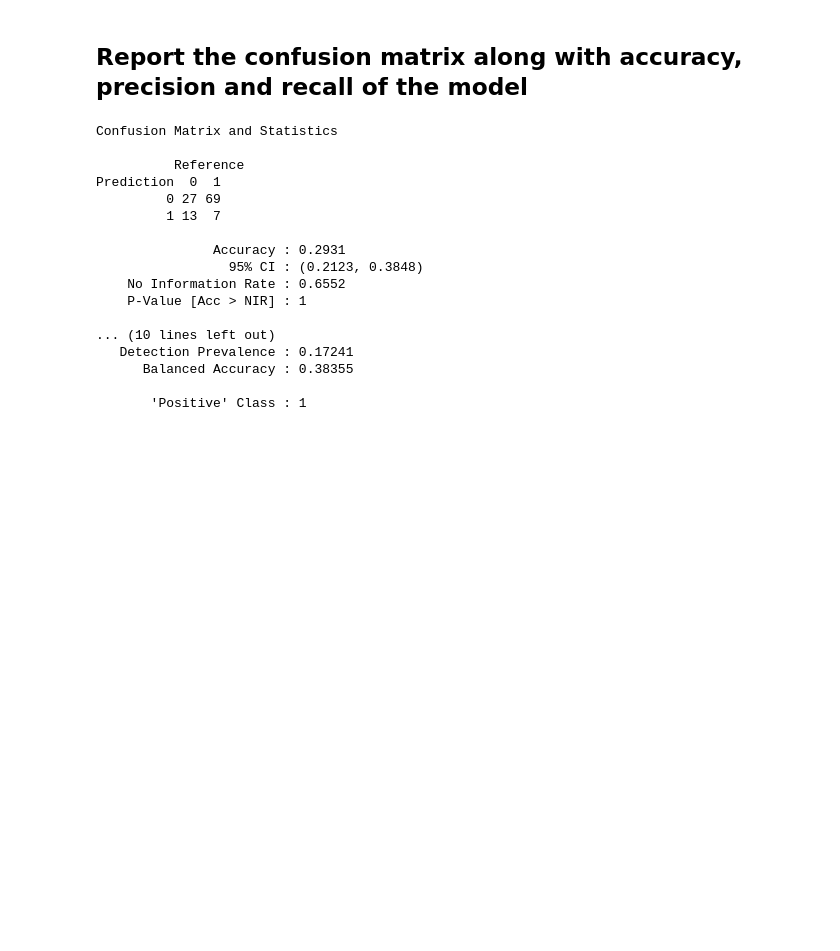
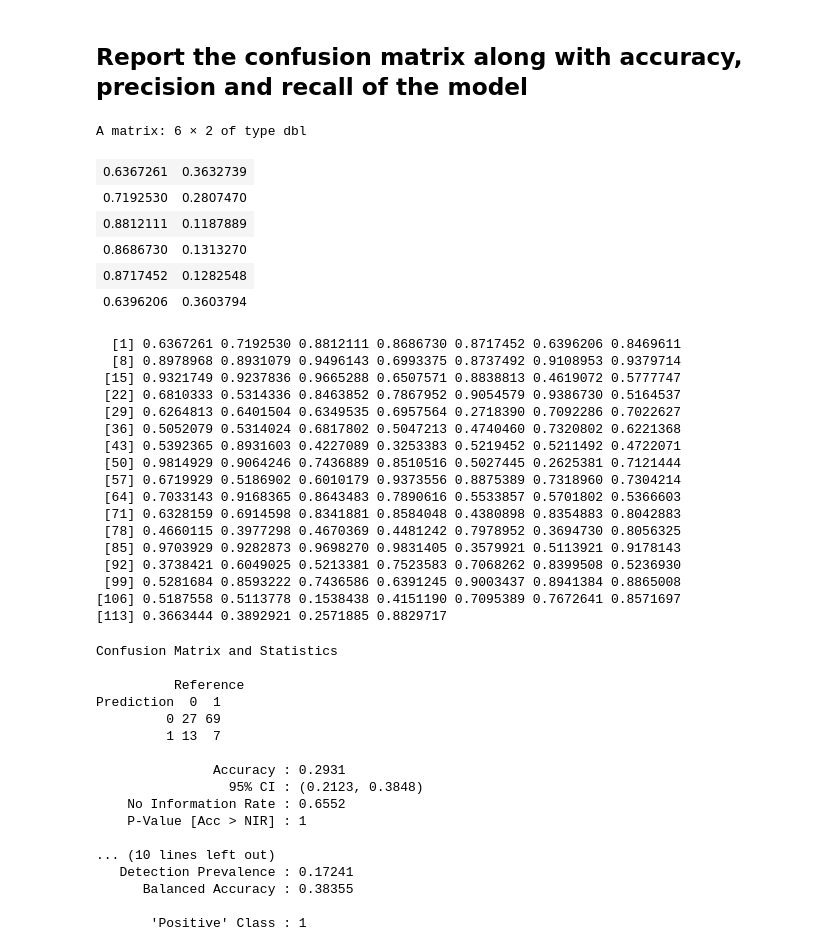
Before and after one commit to ljanastas/PADP-9200-Ethics-and-Algorithms, a Jupyter notebook: Problem_Set_3_Solutions.ipynb, the cells around one changed output. Drawn from its saved outputs; the diff is of its cells as text; code cells hidden in the pictures; blank space fills up the shorter version.

```diff
--- a/Problem_Set_3_Solutions.ipynb
+++ b/Problem_Set_3_Solutions.ipynb
@@ -119,6 +158,34 @@ A data.frame: 6 × 20
 | 23 | tenure track | not minority | female | english | 31 | 56.32184 | 49 | 87 | upper | ... |
 # %% [markdown]
 ## Report the confusion matrix along with accuracy, precision and recall of the model
+# %%
+# Scratch work
+head(rf_probs$predictions)
+# %% [output]
+A matrix: 6 × 2 of type dbl
+| 0.6367261 | 0.3632739 |
+| 0.7192530 | 0.2807470 |
+| 0.8812111 | 0.1187889 |
+| 0.8686730 | 0.1313270 |
+| 0.8717452 | 0.1282548 |
+| 0.6396206 | 0.3603794 |
+  [1] 0.6367261 0.7192530 0.8812111 0.8686730 0.8717452 0.6396206 0.8469611
+  [8] 0.8978968 0.8931079 0.9496143 0.6993375 0.8737492 0.9108953 0.9379714
+ [15] 0.9321749 0.9237836 0.9665288 0.6507571 0.8838813 0.4619072 0.5777747
+ [22] 0.6810333 0.5314336 0.8463852 0.7867952 0.9054579 0.9386730 0.5164537
+ [29] 0.6264813 0.6401504 0.6349535 0.6957564 0.2718390 0.7092286 0.7022627
+ [36] 0.5052079 0.5314024 0.6817802 0.5047213 0.4740460 0.7320802 0.6221368
+ [43] 0.5392365 0.8931603 0.4227089 0.3253383 0.5219452 0.5211492 0.4722071
+ [50] 0.9814929 0.9064246 0.7436889 0.8510516 0.5027445 0.2625381 0.7121444
+ [57] 0.6719929 0.5186902 0.6010179 0.9373556 0.8875389 0.7318960 0.7304214
+ [64] 0.7033143 0.9168365 0.8643483 0.7890616 0.5533857 0.5701802 0.5366603
+ [71] 0.6328159 0.6914598 0.8341881 0.8584048 0.4380898 0.8354883 0.8042883
+ [78] 0.4660115 0.3977298 0.4670369 0.4481242 0.7978952 0.3694730 0.8056325
+ [85] 0.9703929 0.9282873 0.9698270 0.9831405 0.3579921 0.5113921 0.9178143
+ [92] 0.3738421 0.6049025 0.5213381 0.7523583 0.7068262 0.8399508 0.5236930
+ [99] 0.5281684 0.8593222 0.7436586 0.6391245 0.9003437 0.8941384 0.8865008
+[106] 0.5187558 0.5113778 0.1538438 0.4151190 0.7095389 0.7672641 0.8571697
+[113] 0.3663444 0.3892921 0.2571885 0.8829717
 # %%
 #install.packages("e1071")
 library(e1071)
```
Also changed, not shown: parts of 6 cells of this notebook.
